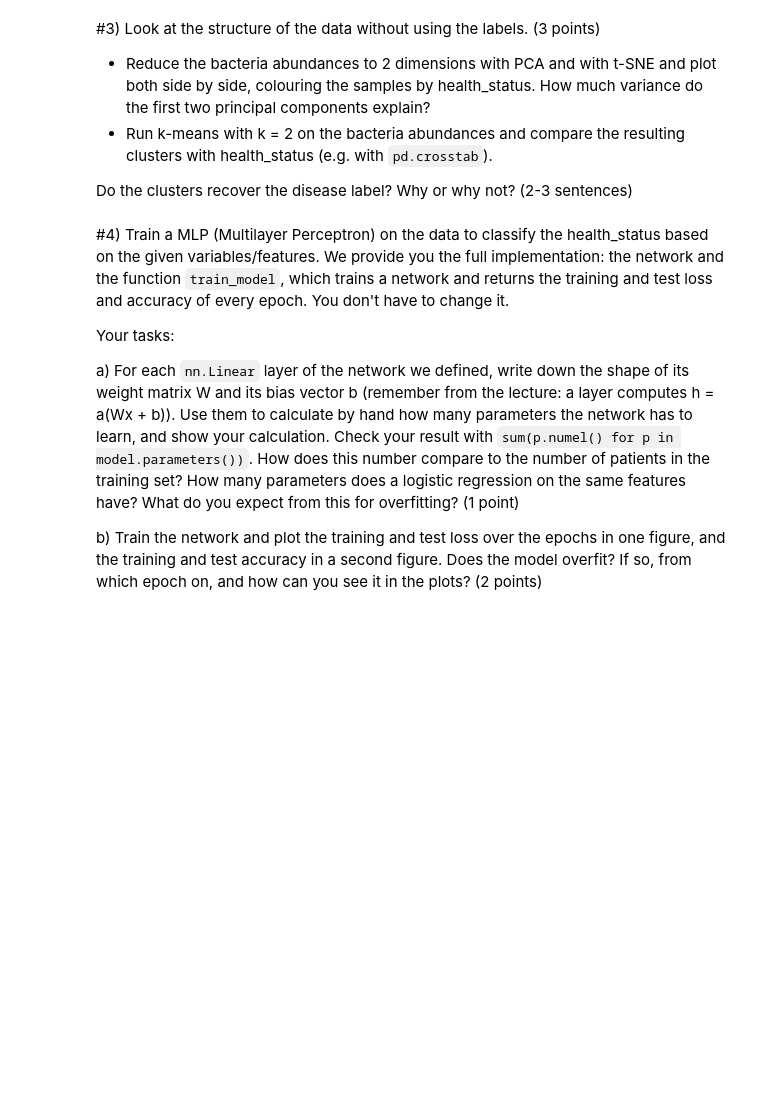
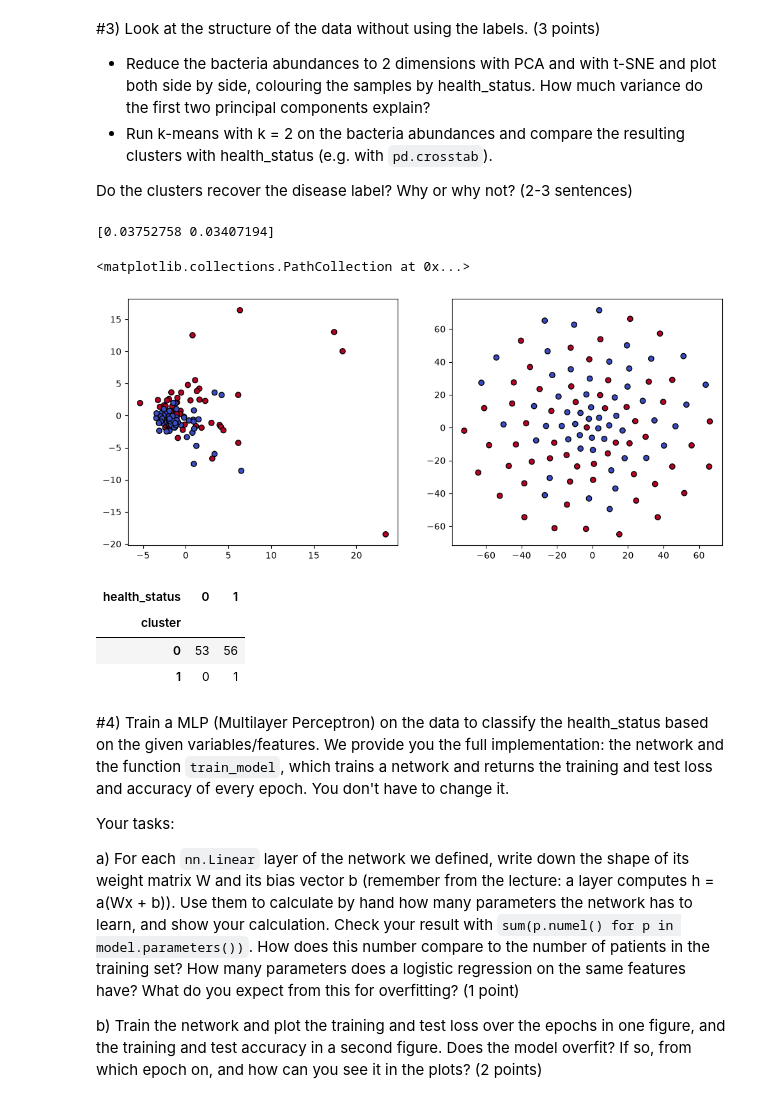
Before and after one commit to Kjescha0/BKIM, a Jupyter notebook: Exercise 2/Exercise_2_v2.ipynb, the cells around one changed output. Saved outputs shown, nothing was run; the diff lists cells and outputs as text; code cells hidden in the pictures; blank space fills up the shorter version.

```diff
--- a/Exercise 2/Exercise_2_v2.ipynb
+++ b/Exercise 2/Exercise_2_v2.ipynb
@@ -135,3 +131,30 @@ Do the clusters recover the disease label? Why or why not? (2-3 sentences)
+# %%
+# PCA and t-SNE
+X_sp = StandardScaler().fit_transform(df[species].values)
+y_all = df['health_status'].values # for reference
+
+pca = PCA(n_components=2)
+X_pca = pca.fit_transform(X_sp)
+print(pca.explained_variance_ratio_)
+
+X_tsne = TSNE(n_components=2, perplexity=30, random_state=42).fit_transform(X_sp)
+
+fig, ax = plt.subplots(1, 2, figsize=(12, 5))
+ax[0].scatter(X_pca[:, 0], X_pca[:, 1], c=y_all, cmap='coolwarm', edgecolor='k')
+ax[1].scatter(X_tsne[:, 0], X_tsne[:, 1], c=y_all, cmap='coolwarm', edgecolor='k')
+# %% [output]
+[0.03752758 0.03407194]
+<matplotlib.collections.PathCollection at 0x...>
+[figure, added]
+# %%
+# k-means and comparison with health_status
+km = KMeans(n_clusters=2, n_init=10, random_state=42).fit(X_sp)
+pd.crosstab(km.labels_, y_all, rownames=['cluster'], colnames=['health_status'])
+# %% [output]
+| health_status | 0 | 1 |
+| cluster |  |  |
+| 0 | 53 | 56 |
+| 1 | 0 | 1 |
 # %% [markdown]
 #4)
 Train a MLP (Multilayer Perceptron) on the data to classify the health_status based on the given variables/features. We provide you the full implementation: the network and the function `train_model`, which trains a network and returns the training and test loss and accuracy of every epoch. You don't have to change it.
```
Also changed, not shown: parts of 2 cells of this notebook.
